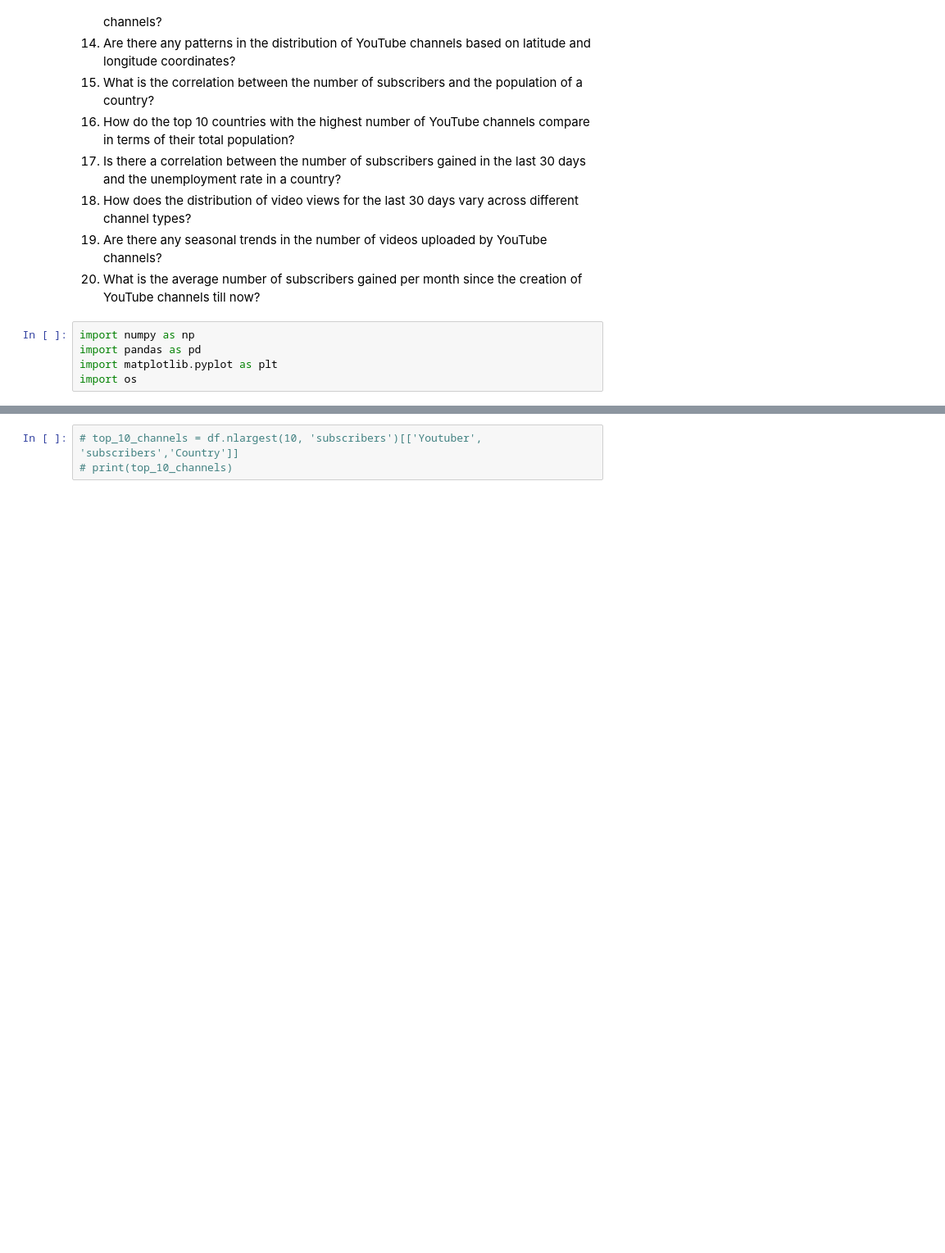
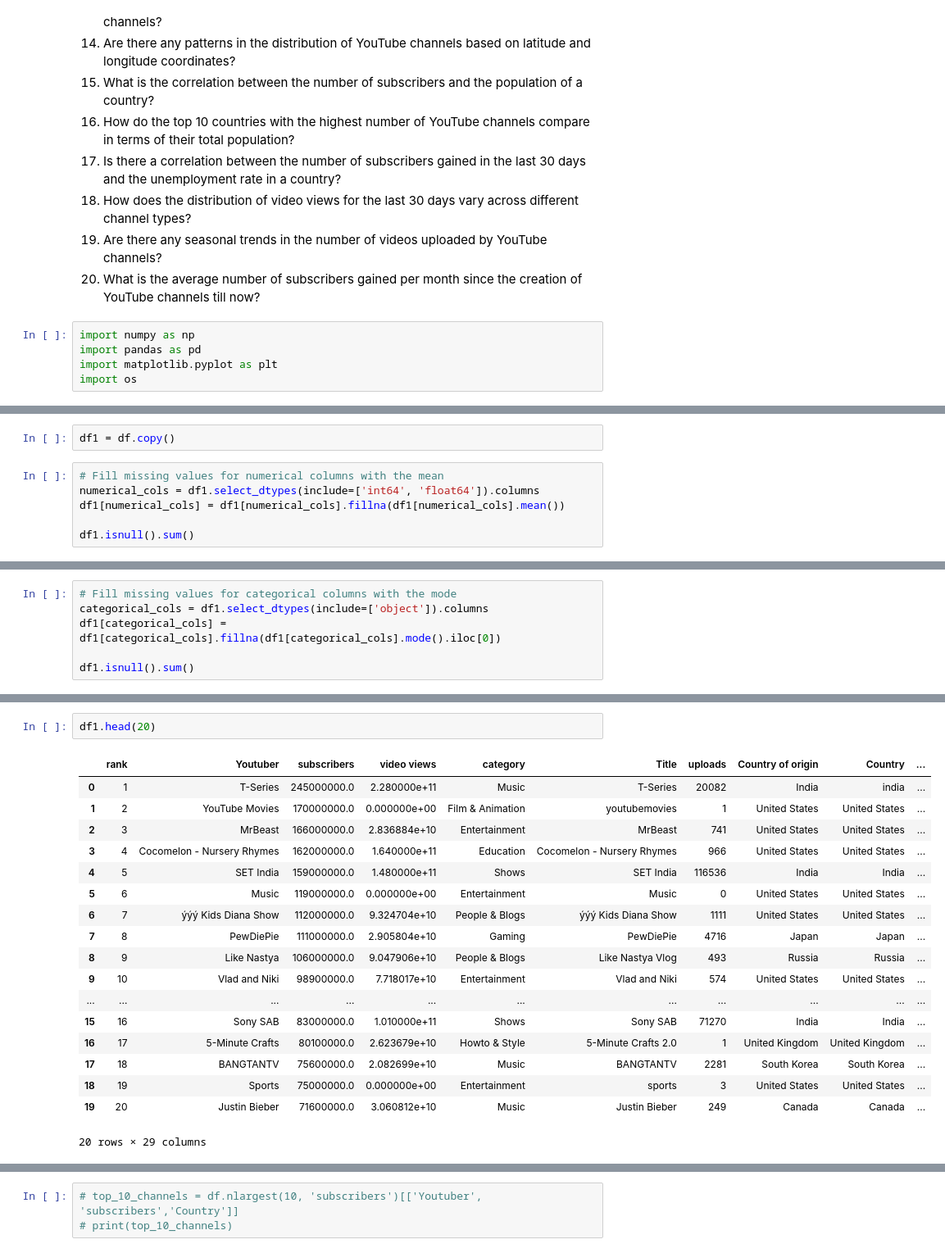
Before and after one commit to Omni-HuB/Finalatics_Data_Science_program, a Jupyter notebook: case_project.ipynb, the cells around one changed output, grey strips where cells are left out. Shown at 82% size. Saved outputs shown, nothing was run; the diff lists cells and outputs as text; blank space fills up the shorter version.

```diff
--- a/case_project.ipynb
+++ b/case_project.ipynb
@@ -146,0 +229,8 @@ df.head(20)
+# %%
+df1 = df.copy()
+# %%
+# Fill missing values for numerical columns with the mean
+numerical_cols = df1.select_dtypes(include=['int64', 'float64']).columns
+df1[numerical_cols] = df1[numerical_cols].fillna(df1[numerical_cols].mean())
+
+df1.isnull().sum()
@@ -146,0 +255,6 @@ df.head(20)
+# %%
+# Fill missing values for categorical columns with the mode
+categorical_cols = df1.select_dtypes(include=['object']).columns
+df1[categorical_cols] = df1[categorical_cols].fillna(df1[categorical_cols].mode().iloc[0])
+
+df1.isnull().sum()
@@ -146,0 +279,21 @@ df.head(20)
+# %%
+df1.head(20)
+# %% [output]
+|  | rank | Youtuber | subscribers | video views | category | Title | uploads | Country of origin | Country | ... |
+| 0 | 1 | T-Series | 245000000.0 | 2.280000e+11 | Music | T-Series | 20082 | India | india | ... |
+| 1 | 2 | YouTube Movies | 170000000.0 | 0.000000e+00 | Film & Animation | youtubemovies | 1 | United States | United States | ... |
+| 2 | 3 | MrBeast | 166000000.0 | 2.836884e+10 | Entertainment | MrBeast | 741 | United States | United States | ... |
+| 3 | 4 | Cocomelon - Nursery Rhymes | 162000000.0 | 1.640000e+11 | Education | Cocomelon - Nursery Rhymes | 966 | United States | United States | ... |
+| 4 | 5 | SET India | 159000000.0 | 1.480000e+11 | Shows | SET India | 116536 | India | India | ... |
+| 5 | 6 | Music | 119000000.0 | 0.000000e+00 | Entertainment | Music | 0 | United States | United States | ... |
+| 6 | 7 | ýýý Kids Diana Show | 112000000.0 | 9.324704e+10 | People & Blogs | ýýý Kids Diana Show | 1111 | United States | United States | ... |
+| 7 | 8 | PewDiePie | 111000000.0 | 2.905804e+10 | Gaming | PewDiePie | 4716 | Japan | Japan | ... |
+| 8 | 9 | Like Nastya | 106000000.0 | 9.047906e+10 | People & Blogs | Like Nastya Vlog | 493 | Russia | Russia | ... |
+| 9 | 10 | Vlad and Niki | 98900000.0 | 7.718017e+10 | Entertainment | Vlad and Niki | 574 | United States | United States | ... |
+| ... | ... | ... | ... | ... | ... | ... | ... | ... | ... | ... |
+| 15 | 16 | Sony SAB | 83000000.0 | 1.010000e+11 | Shows | Sony SAB | 71270 | India | India | ... |
+| 16 | 17 | 5-Minute Crafts | 80100000.0 | 2.623679e+10 | Howto & Style | 5-Minute Crafts 2.0 | 1 | United Kingdom | United Kingdom | ... |
+| 17 | 18 | BANGTANTV | 75600000.0 | 2.082699e+10 | Music | BANGTANTV | 2281 | South Korea | South Korea | ... |
+| 18 | 19 | Sports | 75000000.0 | 0.000000e+00 | Entertainment | sports | 3 | United States | United States | ... |
+| 19 | 20 | Justin Bieber | 71600000.0 | 3.060812e+10 | Music | Justin Bieber | 249 | Canada | Canada | ... |
+20 rows × 29 columns
```
Also changed, not shown: parts of 53 cells of this notebook.
